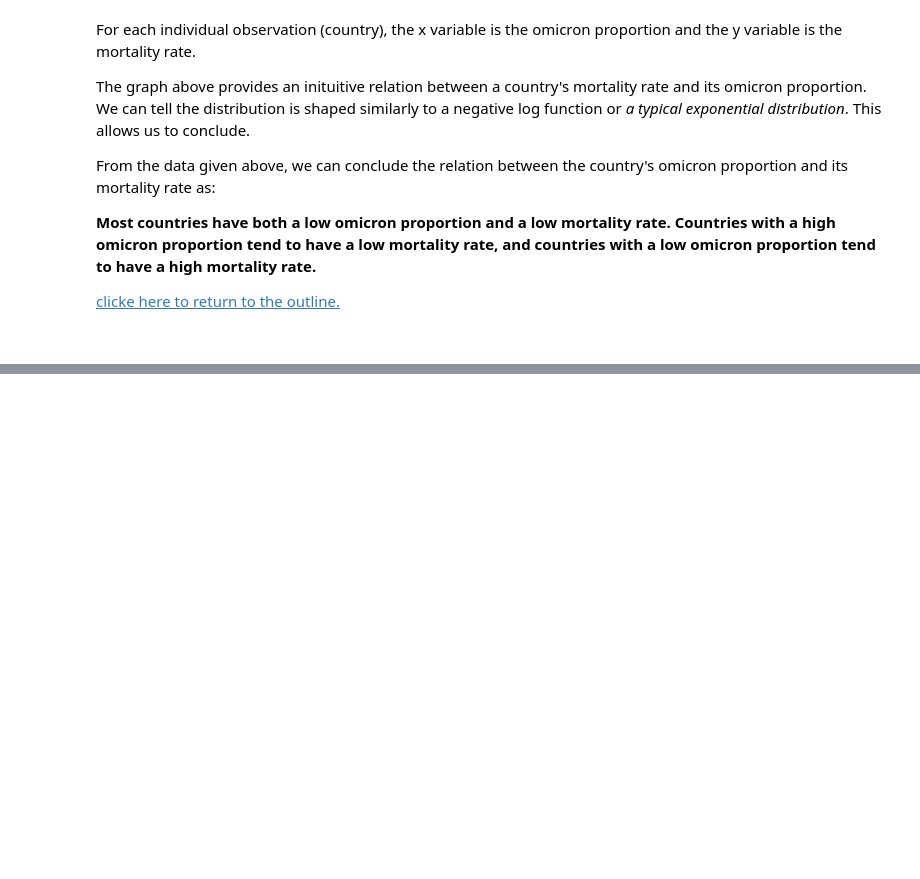
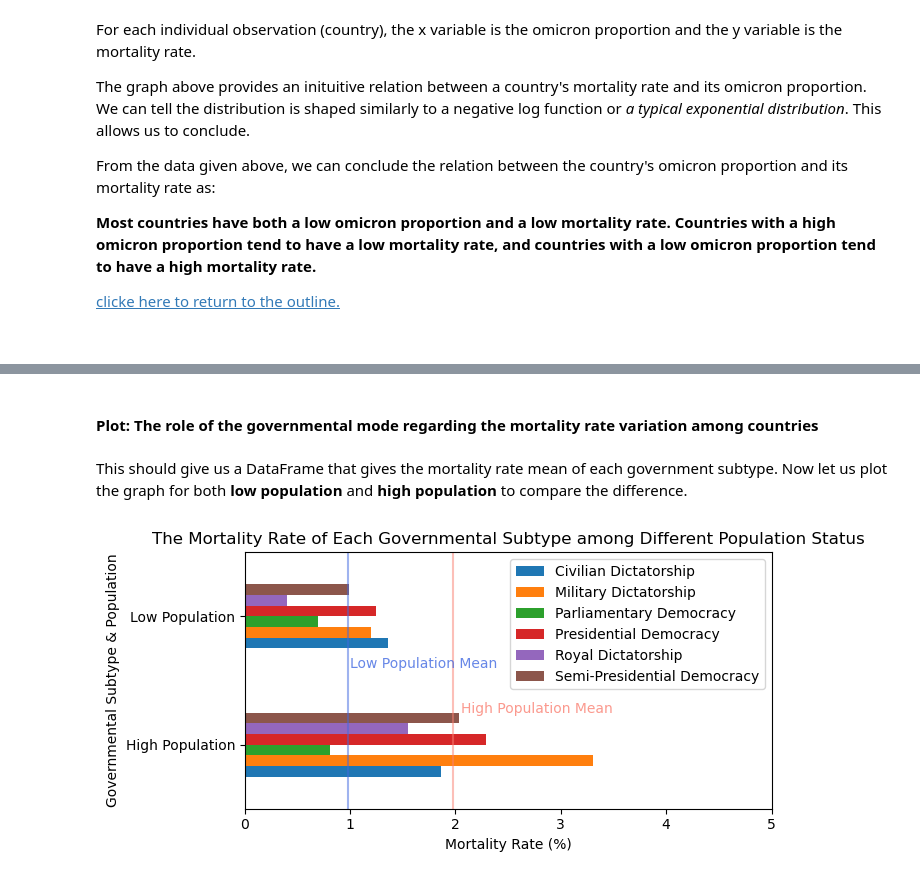
Before and after one commit to robinasaki/Analyzing-the-COVID-19-Mortality-Rate-with-respect-to-Different-Variables, a Jupyter notebook: Analyzing the COVID-19 Mortality Rate with respect to Different Variables.ipynb, the cells around one changed output, grey strips where cells are left out. Saved outputs shown, nothing was run; the diff lists cells and outputs as text; code cells hidden in the pictures; blank space fills up the shorter version.

```diff
--- a/Analyzing the COVID-19 Mortality Rate with respect to Different Variables.ipynb
+++ b/Analyzing the COVID-19 Mortality Rate with respect to Different Variables.ipynb
@@ -821,0 +1353,2 @@ From the data given above, we can conclude the relation between the country's om
+# %% [markdown]
+#### Plot: The role of the governmental mode regarding the mortality rate variation among countries
@@ -821,0 +1386,19 @@ From the data given above, we can conclude the relation between the country's om
+# %% [markdown]
+This should give us a DataFrame that gives the mortality rate mean of each government subtype. Now let us plot the graph for both **low population** and **high population** to compare the difference.
+# %%
+# plotting
+fig, ax = plt.subplots()
+subtype_govt.plot.barh(ax=ax)
+ax.set_xlim(0,5)
+plt.title('The Mortality Rate of Each Governmental Subtype among Different Population Status')
+ax.set_xlabel('Mortality Rate (%)')
+ax.set_ylabel('Governmental Subtype & Population')
+
+# plot the mean for each population
+plt.axline(xy1=[high_mean,0],xy2=[high_mean,2],color='salmon', alpha=0.5)
+plt.axline(xy1=[low_mean,0], xy2=[low_mean,2], color='royalblue', alpha=0.5)
+ax.text(2.05,0.25,'High Population Mean', color='salmon', alpha=0.8)
+ax.text(1,0.6,'Low Population Mean', color='royalblue', alpha=0.8)
+plt.show()
+# %% [output]
+[figure, added]
```
Also changed, not shown: parts of 65 cells of this notebook.
